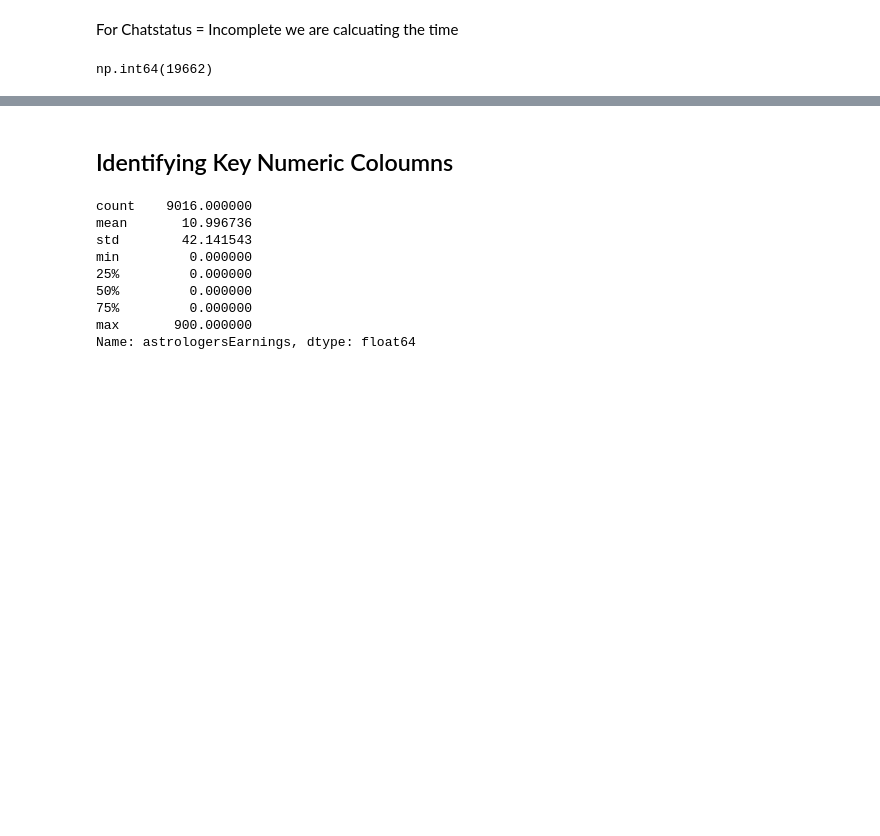
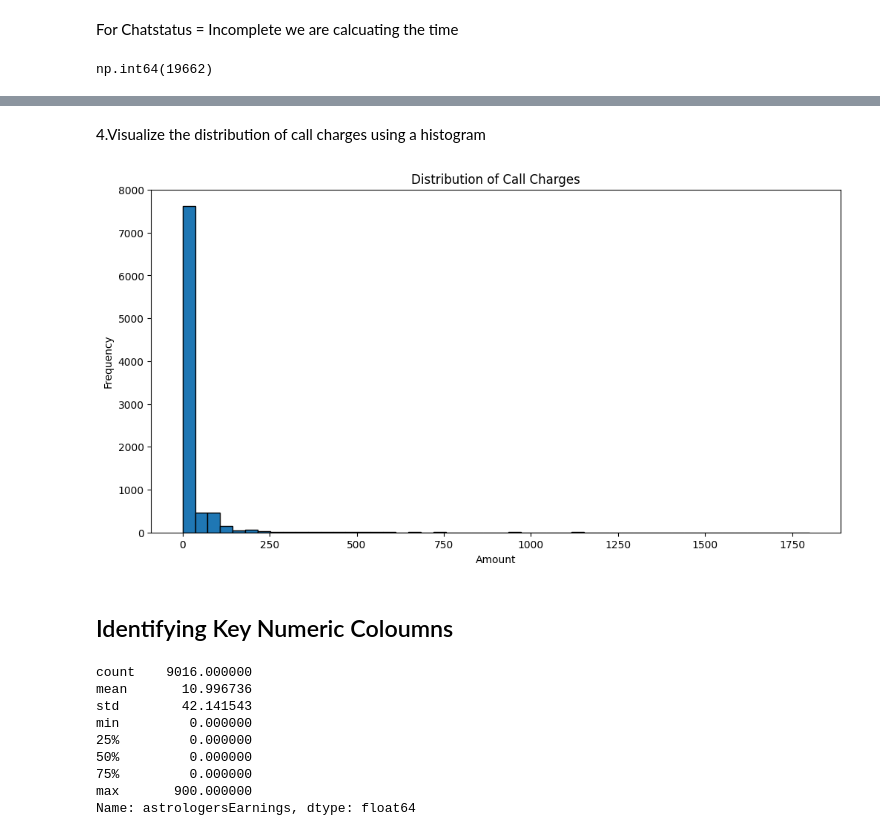
Before and after one commit to abhashgoyal/GuruCool-Analysis, a Jupyter notebook: Notebook/DataExplorations.ipynb, the cells around one changed output, grey strips where cells are left out. Saved outputs shown, nothing was run; the diff lists cells and outputs as text; code cells hidden in the pictures; blank space fills up the shorter version.

```diff
--- a/Notebook/DataExplorations.ipynb
+++ b/Notebook/DataExplorations.ipynb
@@ -583,3 +544,14 @@ Name: userOnCallDuration, dtype: float64
+# %% [markdown]
+4.Visualize the distribution of call charges using a histogram
+# %%
+plt.figure(figsize=(12, 6))
+plt.hist(data['amount'].dropna(), bins=50, edgecolor='black')
+plt.title('Distribution of Call Charges')
+plt.xlabel('Amount')
+plt.ylabel('Frequency')
+plt.show()
+# %% [output]
+[figure, added]
 # %% [markdown]
 ## Identifying Key Numeric Coloumns
 # %%
```
Also changed, not shown: parts of 43 cells of this notebook, 1 other file.
